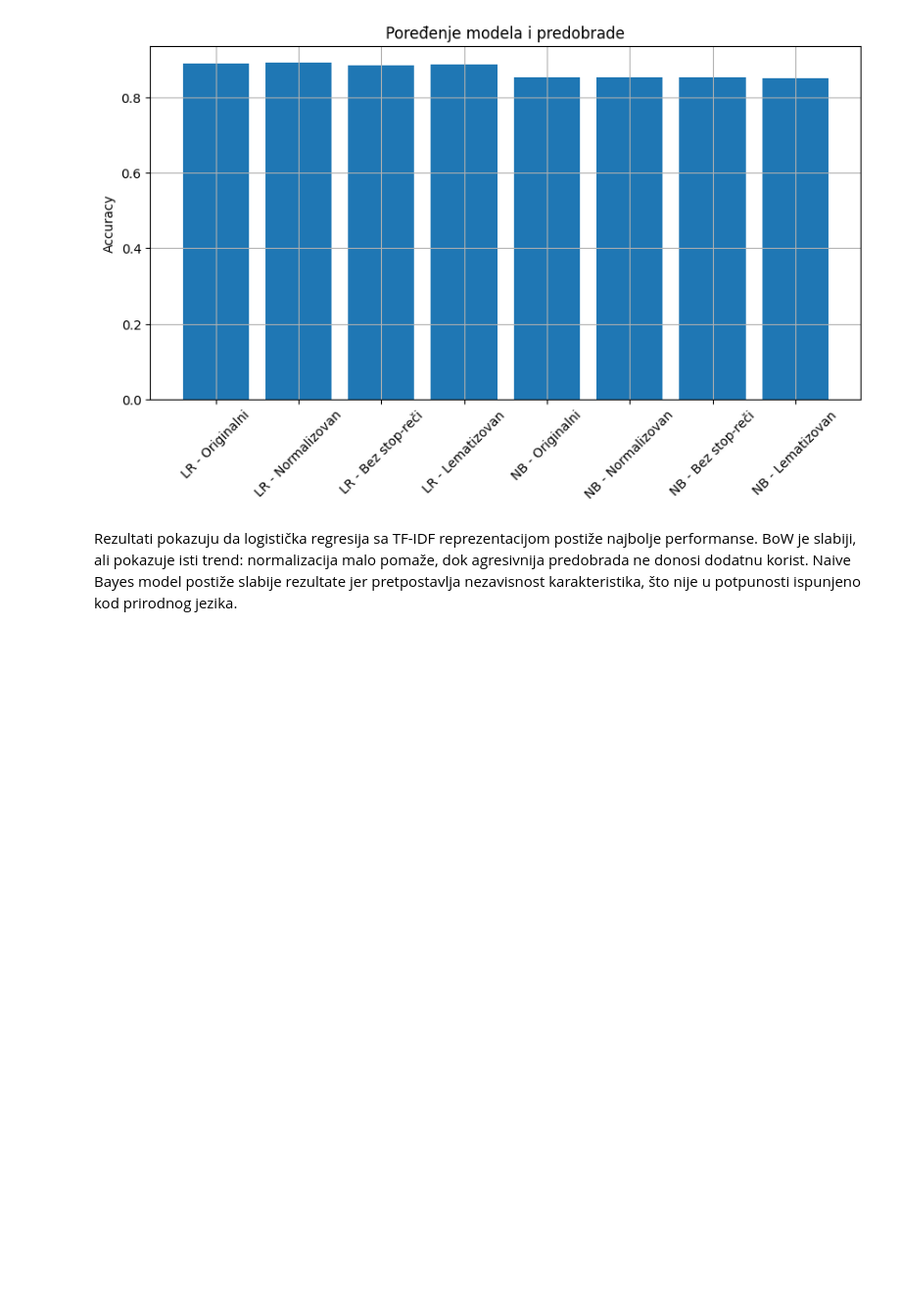
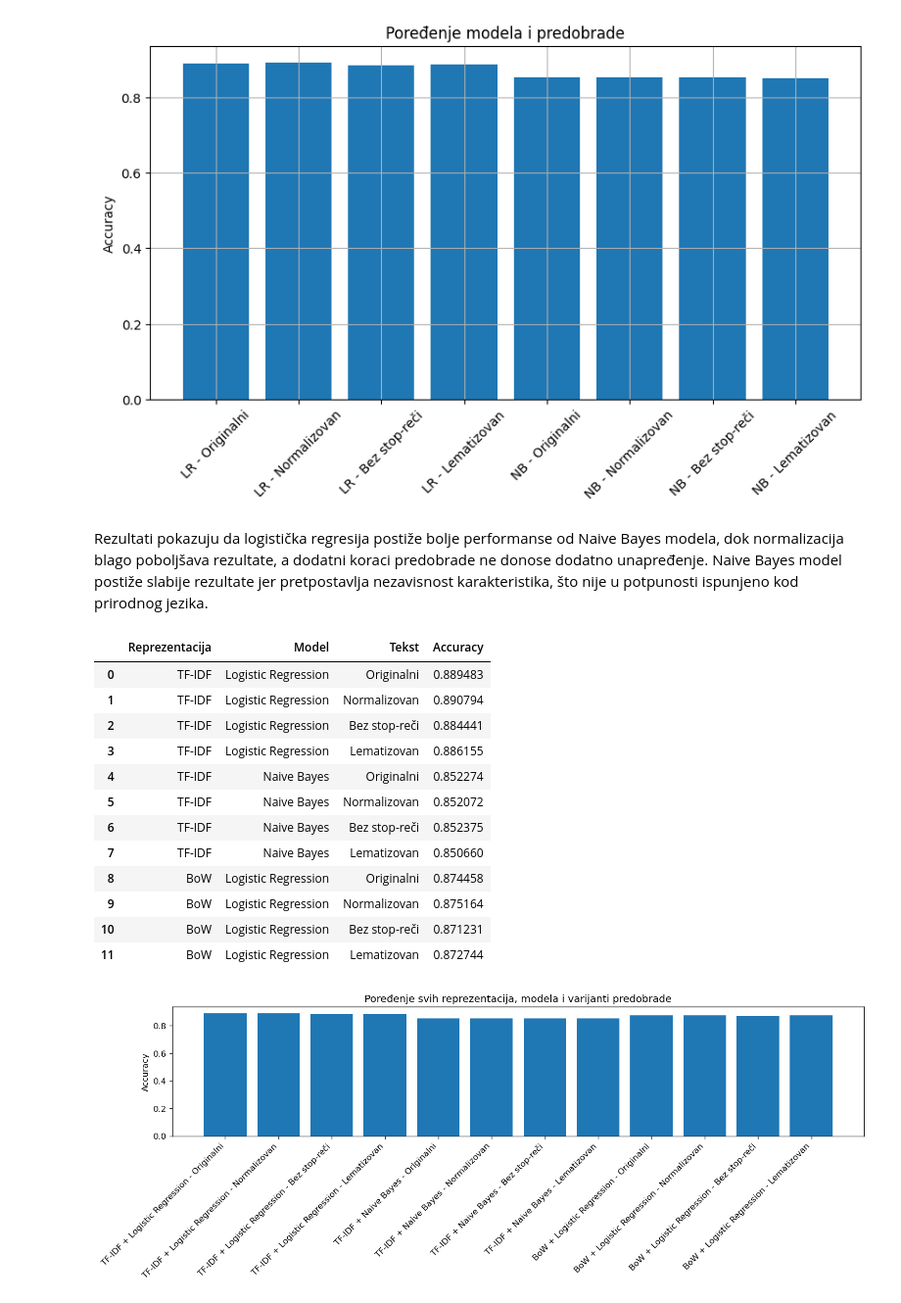
Before and after one commit to natalija529/imdb-movies, a Jupyter notebook: imdb-movies.ipynb, the cells around one changed output. Shown at 98% size. Saved outputs shown, nothing was run; the diff lists cells and outputs as text; code cells hidden in the pictures; blank space fills up the shorter version.

```diff
--- a/imdb-movies.ipynb
+++ b/imdb-movies.ipynb
@@ -816,5 +811,49 @@ plt.show()
 # %% [output]
 [figure]
 # %% [markdown]
-Rezultati pokazuju da logistička regresija sa TF-IDF reprezentacijom postiže najbolje performanse. BoW je slabiji, ali pokazuje isti trend: normalizacija malo pomaže, dok agresivnija predobrada ne donosi dodatnu korist.
+Rezultati pokazuju da logistička regresija postiže bolje performanse od Naive Bayes modela, dok normalizacija blago poboljšava rezultate, a dodatni koraci predobrade ne donose dodatno unapređenje.
 Naive Bayes model postiže slabije rezultate jer pretpostavlja nezavisnost karakteristika, što nije u potpunosti ispunjeno kod prirodnog jezika.
+# %%
+comparison_all = pd.concat([
+    pd.DataFrame({
+        "Reprezentacija": ["TF-IDF"] * 4,
+        "Model": ["Logistic Regression"] * 4,
+        "Tekst": ["Originalni", "Normalizovan", "Bez stop-reči", "Lematizovan"],
+        "Accuracy": [acc_original, acc_normalized, acc_no_stop, acc_lemma]
+    }),
+    pd.DataFrame({
+        "Reprezentacija": ["TF-IDF"] * 4,
+        "Model": ["Naive Bayes"] * 4,
+        "Tekst": ["Originalni", "Normalizovan", "Bez stop-reči", "Lematizovan"],
+        "Accuracy": [nb_original, nb_normalized, nb_no_stop, nb_lemma]
+    }),
+    pd.DataFrame({
+        "Reprezentacija": ["BoW"] * 4,
+        "Model": ["Logistic Regression"] * 4,
+        "Tekst": ["Originalni", "Normalizovan", "Bez stop-reči", "Lematizovan"],
+        "Accuracy": bow_results["Accuracy"].values
+    })
+], ignore_index=True)
+
+comparison_all["Oznaka"] = (
+    comparison_all["Reprezentacija"] + " + " +
+    comparison_all["Model"] + " - " +
+    comparison_all["Tekst"]
+)
+
+display(comparison_all[["Reprezentacija", "Model", "Tekst", "Accuracy"]])
+# %% [output]
+|  | Reprezentacija | Model | Tekst | Accuracy |
+| 0 | TF-IDF | Logistic Regression | Originalni | 0.889483 |
+| 1 | TF-IDF | Logistic Regression | Normalizovan | 0.890794 |
+| 2 | TF-IDF | Logistic Regression | Bez stop-reči | 0.884441 |
+| 3 | TF-IDF | Logistic Regression | Lematizovan | 0.886155 |
+| 4 | TF-IDF | Naive Bayes | Originalni | 0.852274 |
+| 5 | TF-IDF | Naive Bayes | Normalizovan | 0.852072 |
+| 6 | TF-IDF | Naive Bayes | Bez stop-reči | 0.852375 |
+| 7 | TF-IDF | Naive Bayes | Lematizovan | 0.850660 |
+| 8 | BoW | Logistic Regression | Originalni | 0.874458 |
+| 9 | BoW | Logistic Regression | Normalizovan | 0.875164 |
+| 10 | BoW | Logistic Regression | Bez stop-reči | 0.871231 |
+| 11 | BoW | Logistic Regression | Lematizovan | 0.872744 |
+[figure, added]
```
Also changed, not shown: parts of 5 cells of this notebook.
